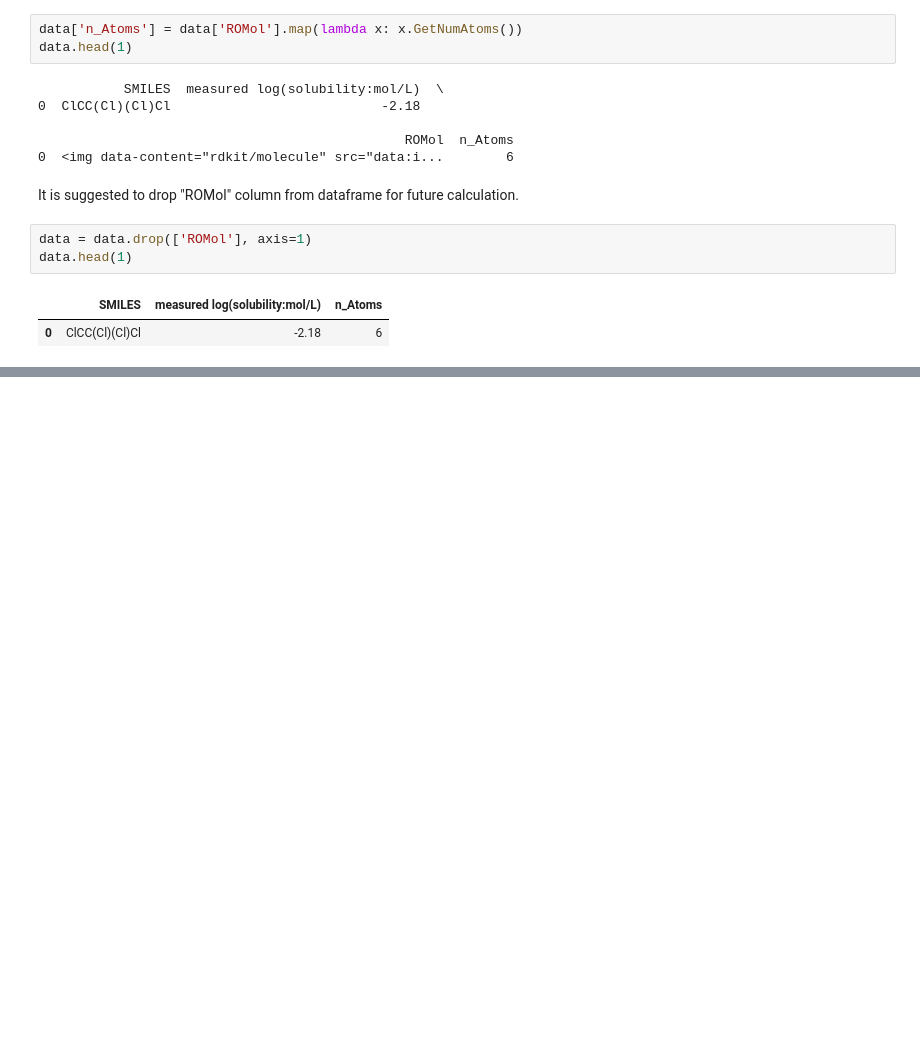
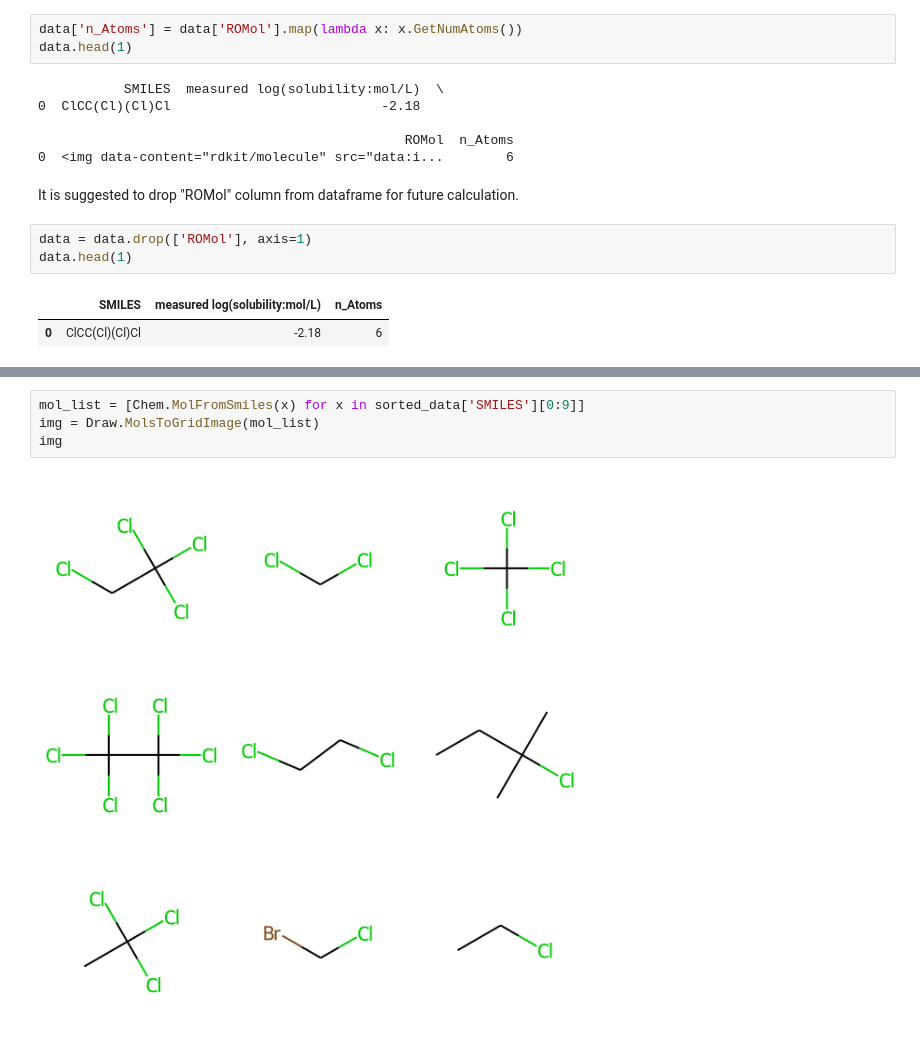
Before and after one commit to jamesleocodes/rdkit_basics, a Jupyter notebook: Tutorial_2.ipynb, the cells around one changed output, grey strips where cells are left out. Cells and saved outputs as stored; diff of their text form; blank space fills up the shorter version.

```diff
--- a/Tutorial_2.ipynb
+++ b/Tutorial_2.ipynb
@@ -143,0 +229,6 @@ data.head(1)
+# %%
+mol_list = [Chem.MolFromSmiles(x) for x in sorted_data['SMILES'][0:9]]
+img = Draw.MolsToGridImage(mol_list)
+img
+# %% [output]
+[figure, added]
```
Also changed, not shown: parts of 28 cells of this notebook.
